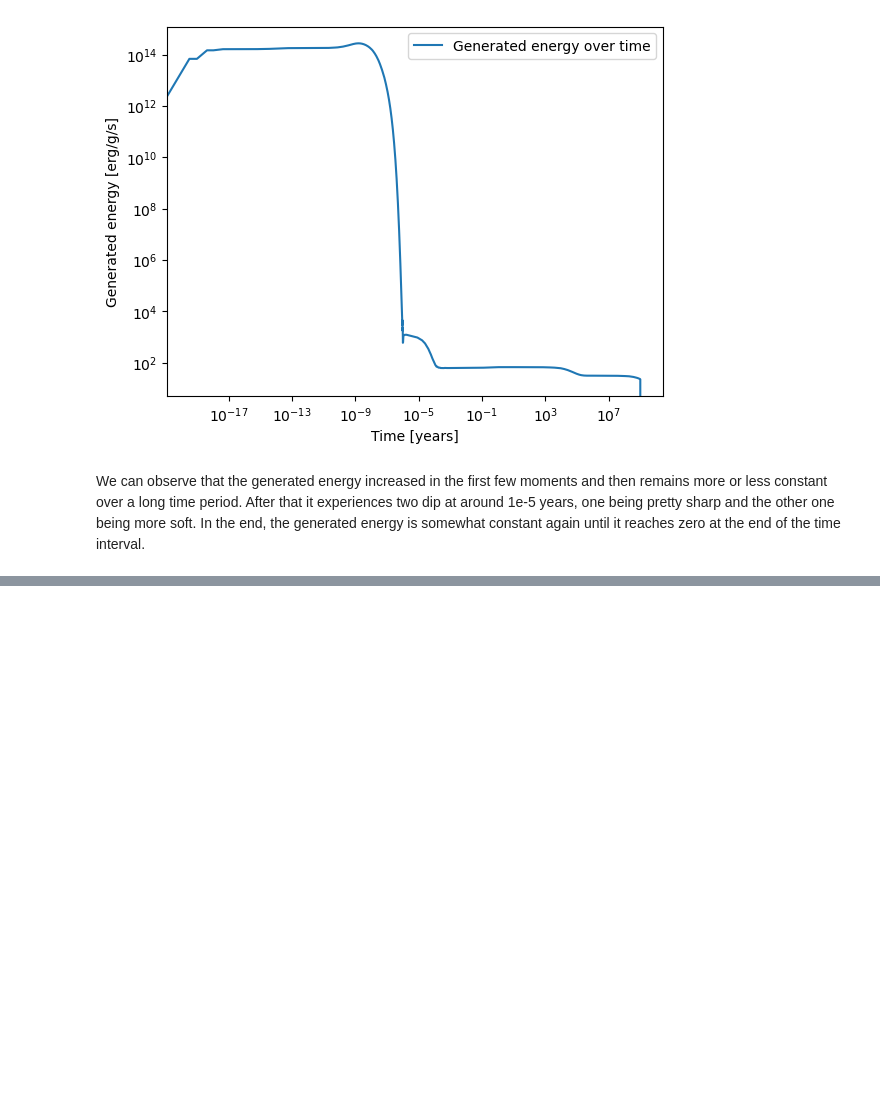
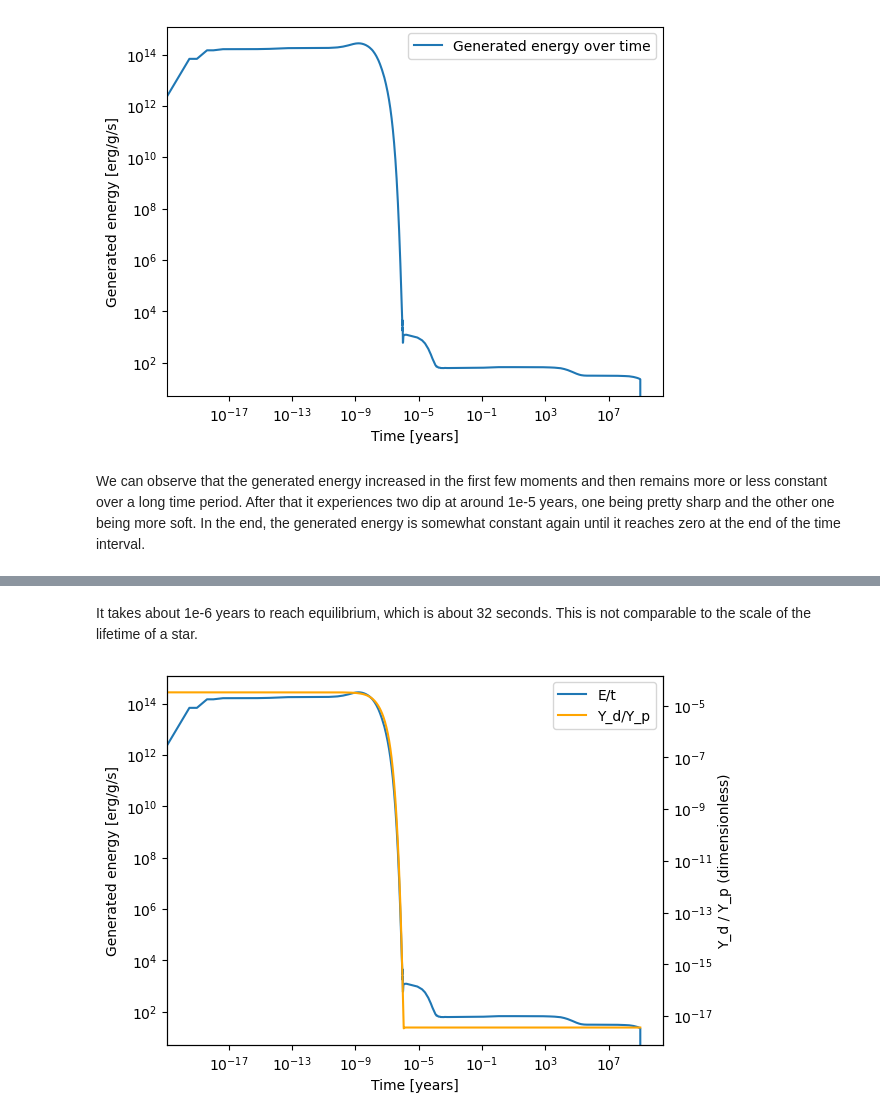
Before and after one commit to sMacks28/private, a Jupyter notebook: Uni/nuclearastrophysics/exercise04/exercise4.ipynb, the cells around one changed output, grey strips where cells are left out. Cells and saved outputs as stored; diff of their text form; code cells hidden in the pictures; blank space fills up the shorter version.

```diff
--- a/Uni/nuclearastrophysics/exercise04/exercise4.ipynb
+++ b/Uni/nuclearastrophysics/exercise04/exercise4.ipynb
@@ -54,0 +73,23 @@ Y_he4 = trackT1[:, 4]
+# %% [markdown]
+It takes about 1e-6 years to reach equilibrium, which is about 32 seconds. This is not comparable to the scale of the lifetime of a star.
+# %%
+fig, ax1 = plt.subplots()
+
+ax1.plot(time / (365*24*3600), totalenergy, label="E/t")
+ax1.set_xlabel('Time [years]')
+ax1.set_ylabel('Generated energy [erg/g/s]')
+ax1.set_xscale('log')
+ax1.set_yscale('log')
+
+ax2 = ax1.twinx()
+ax2.plot(timeT1 / (365*24*3600), Y_d / Y_p, color='orange', label="Y_d/Y_p")
+ax2.set_ylabel('Y_d / Y_p (dimensionless)')
+ax2.set_yscale('log')
+
+lines = ax1.get_lines() + ax2.get_lines()
+labels = [l.get_label() for l in lines]
+ax1.legend(lines, labels, loc='best')
+
+plt.show()
+# %% [output]
+[figure, added]
```
Also changed, not shown: parts of 21 cells of this notebook, 22 other files.
